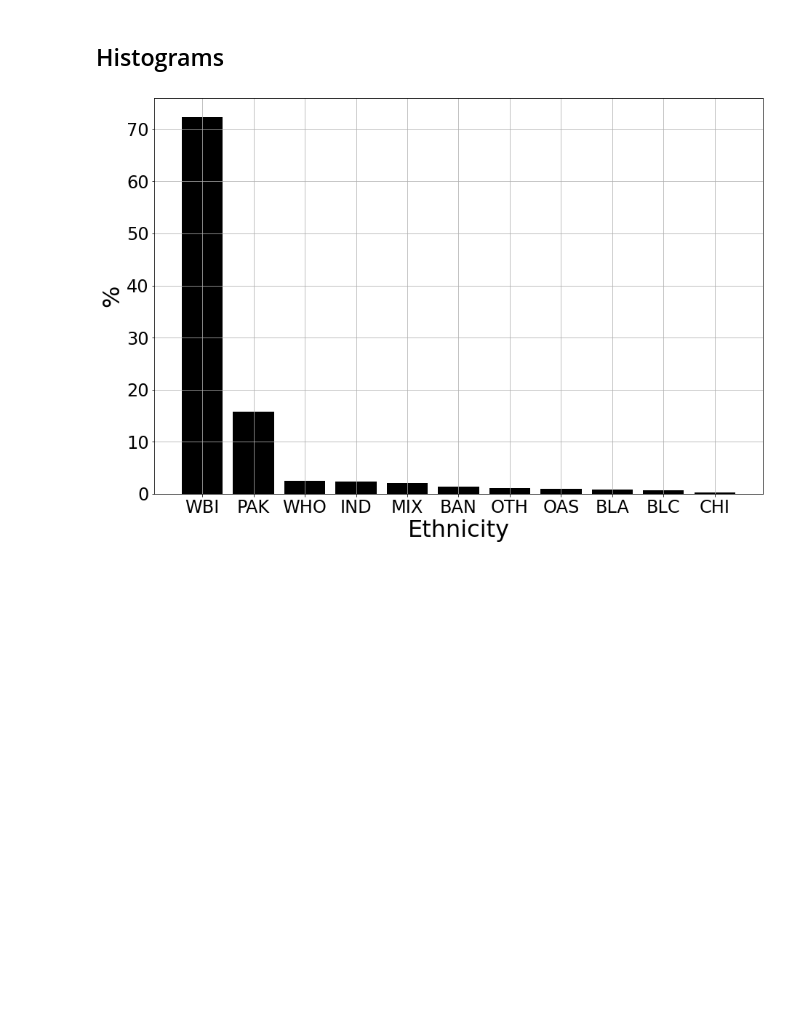
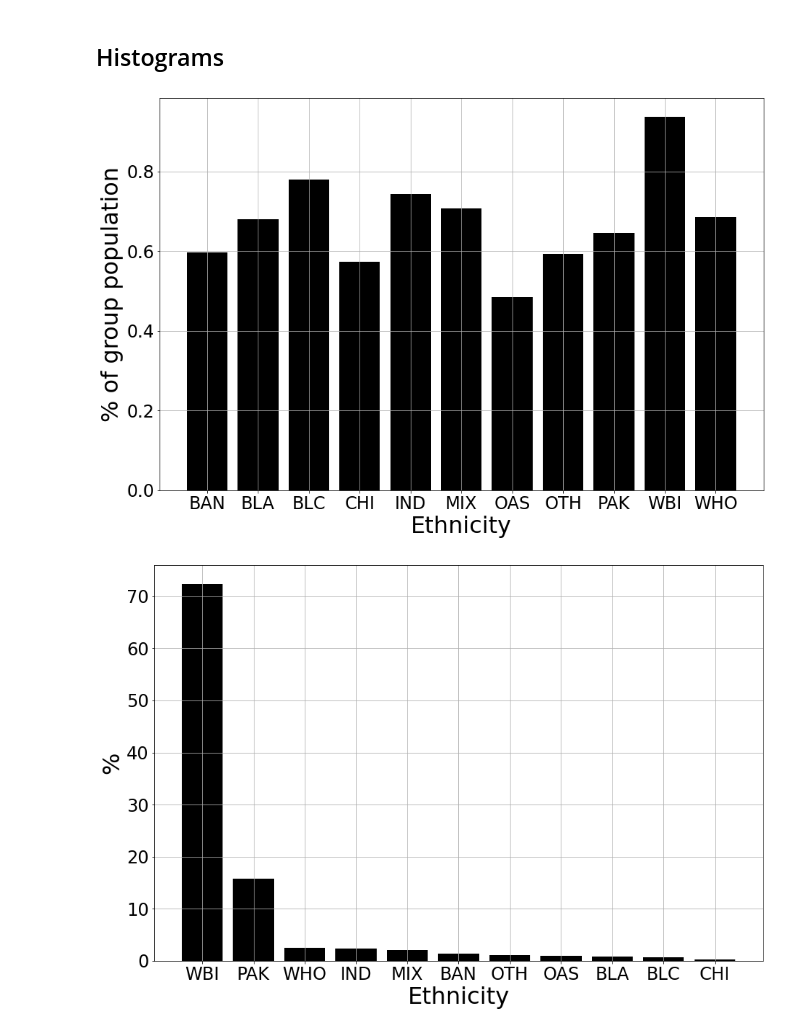
Before and after one commit to ihmeuw/vivarium_public_health, a Jupyter notebook: notebooks/pipeline_001_mortality.ipynb, the cells around one changed output. Cells and saved outputs as stored; diff of their text form; code cells hidden in the pictures; blank space fills up the shorter version.

Commit message:
Rerun using the new config file, add a new histogram

```diff
--- a/notebooks/pipeline_001_mortality.ipynb
+++ b/notebooks/pipeline_001_mortality.ipynb
@@ -82,7 +82,7 @@ def config_simulation(inp_file):
 # %% [markdown]
 ## Create an interactive context manager
 # %%
-inp_file = read_config_file("../config/model_specification_mortality.yaml")
+inp_file = read_config_file("../config/model_specification_pipeline_001.yaml")
 
 base_plugins = base_plugins_simulation()
 config = config_simulation(inp_file=inp_file)
@@ -261,6 +261,23 @@ plt.show()
 # %%
 # only dead population
 pop_dead = pop[pop["alive"] != "alive"]
+# %%
+series2plot = pop_dead['ethnicity'].value_counts() / pop["ethnicity"].value_counts() * 100.
+indx = range(len(series2plot))
+
+plt.figure(figsize=(15, 10))
+plt.bar(indx, series2plot, color='k')
+
+plt.xticks(indx, series2plot.index, size=24)
+plt.yticks(size=24)
+plt.xlabel("Ethnicity", size=32)
+plt.ylabel("% of group population", size=32)
+
+plt.grid()
+#plt.legend(fontsize=24)
+plt.show()
+# %% [output]
+[figure, added]
 # %%
 series2plot = pop_dead['ethnicity'].value_counts() / len(pop_dead["ethnicity"]) * 100.
 indx = range(len(series2plot))
```
Also changed, not shown: parts of 2 cells of this notebook.
